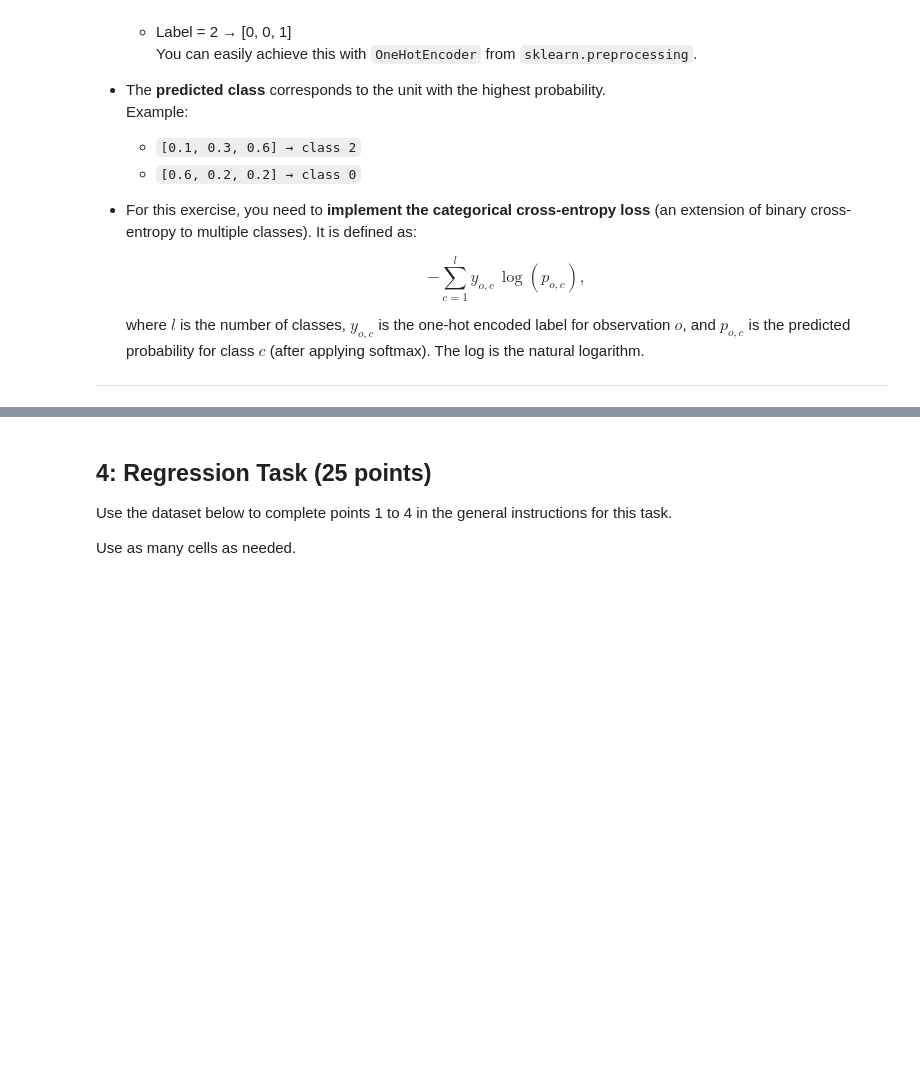
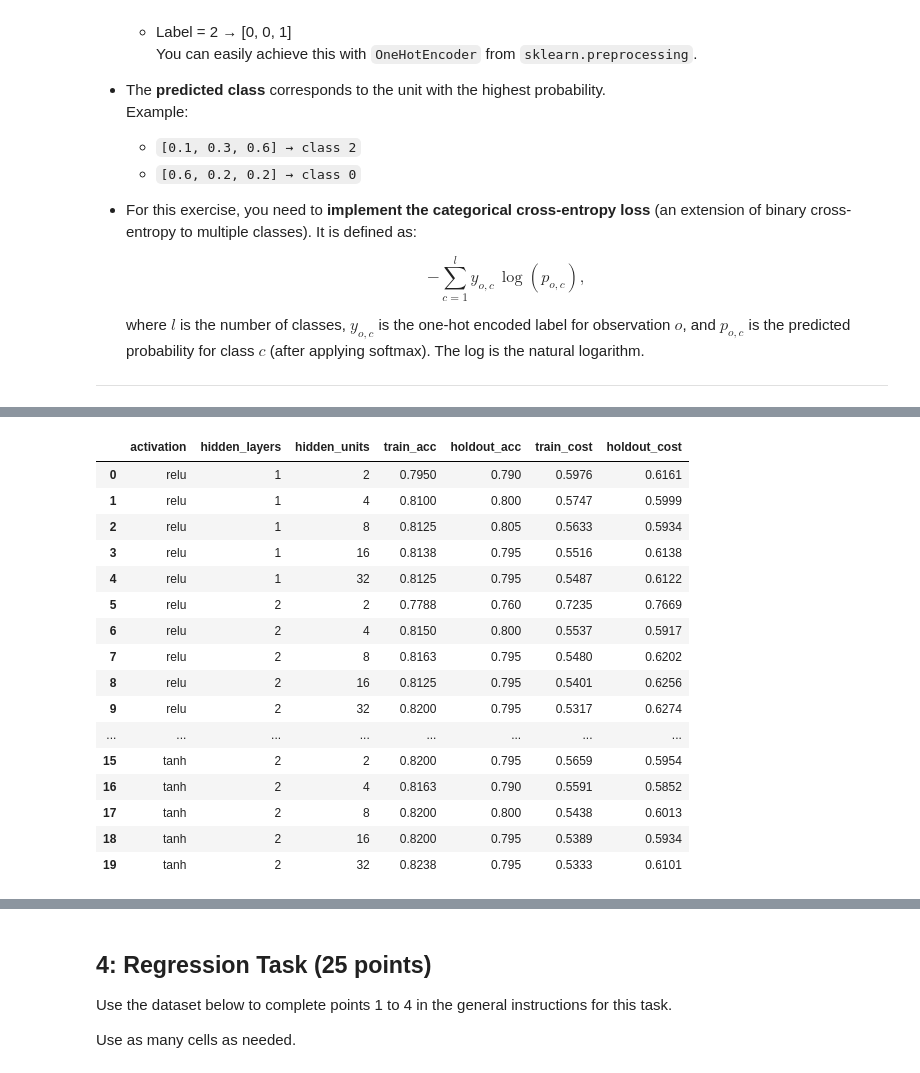
Before and after one commit to james-torgerson/ds4021_lab04, a Jupyter notebook: 04-manual-mlps.ipynb, the cells around one changed output, grey strips where cells are left out. Saved outputs shown, nothing was run; the diff lists cells and outputs as text; code cells hidden in the pictures; blank space fills up the shorter version.

```diff
--- a/04-manual-mlps.ipynb
+++ b/04-manual-mlps.ipynb
@@ -143,0 +264,43 @@ X, y = make_classification(n_samples=1000, n_classes=3,
+# %%
+# hyperparameter
+results = []
+for activation in ["relu", "tanh"]:
+    for n_hidden in [2, 4, 8, 16, 32]:
+        for n_layers in [1, 2]:
+            model = MultiClassMLP(2, n_hidden, 3, n_layers=n_layers, activation=activation)
+            model.fit(X_train_t, Y_train_t, epochs=200, lr=0.05,
+                      X_val=X_test_t, Y_val=Y_test_t)
+            results.append({
+                "activation": activation,
+                "hidden_layers": n_layers,
+                "hidden_units": n_hidden,
+                "train_acc": accuracy(y_train_t, model.predict(X_train_t)),
+                "holdout_acc": accuracy(y_test_t, model.predict(X_test_t)),
+                "train_cost": model.history["train_cost"][-1],
+                "holdout_cost": model.history["val_cost"][-1],
+            })
+# %%
+# results
+results_df = (pd.DataFrame(results)
+              .sort_values(["activation", "hidden_layers", "hidden_units"])
+              .reset_index(drop=True)
+              .round(4))
+results_df
+# %% [output]
+|  | activation | hidden_layers | hidden_units | train_acc | holdout_acc | train_cost | holdout_cost |
+| 0 | relu | 1 | 2 | 0.7950 | 0.790 | 0.5976 | 0.6161 |
+| 1 | relu | 1 | 4 | 0.8100 | 0.800 | 0.5747 | 0.5999 |
+| 2 | relu | 1 | 8 | 0.8125 | 0.805 | 0.5633 | 0.5934 |
+| 3 | relu | 1 | 16 | 0.8138 | 0.795 | 0.5516 | 0.6138 |
+| 4 | relu | 1 | 32 | 0.8125 | 0.795 | 0.5487 | 0.6122 |
+| 5 | relu | 2 | 2 | 0.7788 | 0.760 | 0.7235 | 0.7669 |
+| 6 | relu | 2 | 4 | 0.8150 | 0.800 | 0.5537 | 0.5917 |
+| 7 | relu | 2 | 8 | 0.8163 | 0.795 | 0.5480 | 0.6202 |
+| 8 | relu | 2 | 16 | 0.8125 | 0.795 | 0.5401 | 0.6256 |
+| 9 | relu | 2 | 32 | 0.8200 | 0.795 | 0.5317 | 0.6274 |
+| ... | ... | ... | ... | ... | ... | ... | ... |
+| 15 | tanh | 2 | 2 | 0.8200 | 0.795 | 0.5659 | 0.5954 |
+| 16 | tanh | 2 | 4 | 0.8163 | 0.790 | 0.5591 | 0.5852 |
+| 17 | tanh | 2 | 8 | 0.8200 | 0.800 | 0.5438 | 0.6013 |
+| 18 | tanh | 2 | 16 | 0.8200 | 0.795 | 0.5389 | 0.5934 |
+| 19 | tanh | 2 | 32 | 0.8238 | 0.795 | 0.5333 | 0.6101 |
```
Also changed, not shown: parts of 9 cells of this notebook.
